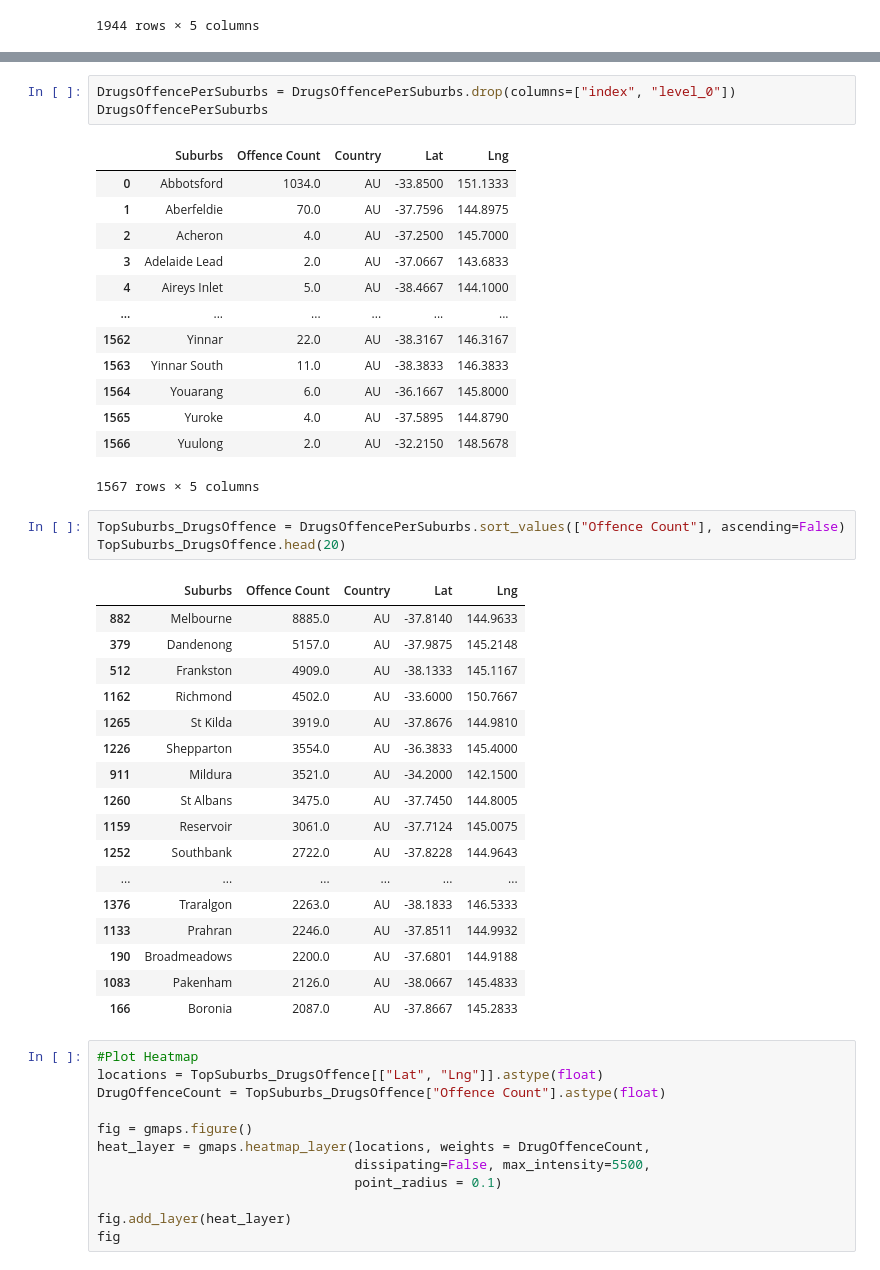
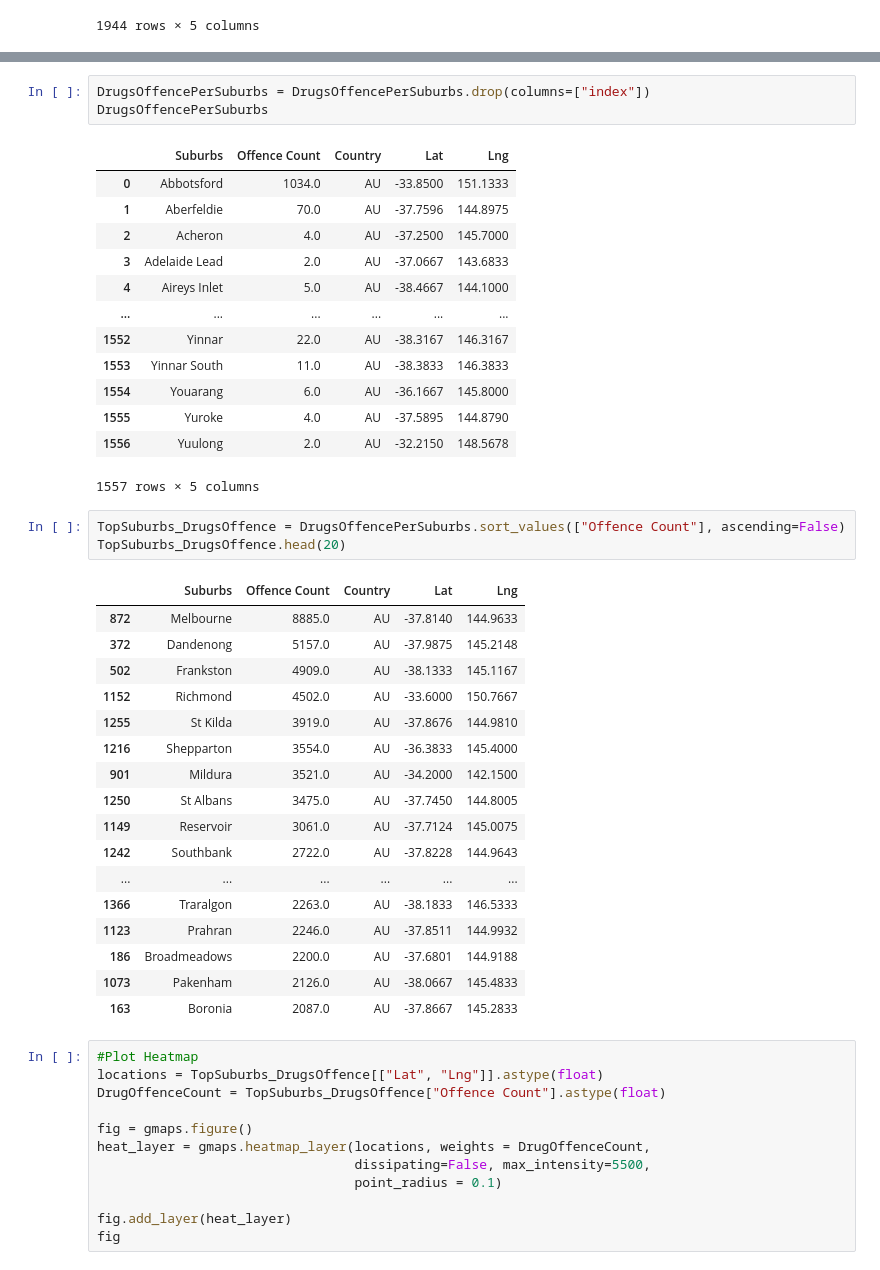
Before and after one commit to amir-motlagh/Project-01, a Jupyter notebook: DrugsAnalysis.ipynb, the cells around one changed output, grey strips where cells are left out. Drawn from its saved outputs; the diff is of its cells as text.

Commit message:
DrugOffenceAnalysisDataAndOutput

```diff
--- a/DrugsAnalysis.ipynb
+++ b/DrugsAnalysis.ipynb
@@ -358,41 +358,41 @@ DrugsOffencePerSuburbs
 # %%
-DrugsOffencePerSuburbs = DrugsOffencePerSuburbs.drop(columns=["index", "level_0"])
+DrugsOffencePerSuburbs = DrugsOffencePerSuburbs.drop(columns=["index"])
 DrugsOffencePerSuburbs
 # %% [output]
 |  | Suburbs | Offence Count | Country | Lat | Lng |
 | 0 | Abbotsford | 1034.0 | AU | -33.8500 | 151.1333 |
 | 1 | Aberfeldie | 70.0 | AU | -37.7596 | 144.8975 |
 | 2 | Acheron | 4.0 | AU | -37.2500 | 145.7000 |
 | 3 | Adelaide Lead | 2.0 | AU | -37.0667 | 143.6833 |
 | 4 | Aireys Inlet | 5.0 | AU | -38.4667 | 144.1000 |
 | ... | ... | ... | ... | ... | ... |
-| 1562 | Yinnar | 22.0 | AU | -38.3167 | 146.3167 |
-| 1563 | Yinnar South | 11.0 | AU | -38.3833 | 146.3833 |
-| 1564 | Youarang | 6.0 | AU | -36.1667 | 145.8000 |
-| 1565 | Yuroke | 4.0 | AU | -37.5895 | 144.8790 |
-| 1566 | Yuulong | 2.0 | AU | -32.2150 | 148.5678 |
+| 1552 | Yinnar | 22.0 | AU | -38.3167 | 146.3167 |
+| 1553 | Yinnar South | 11.0 | AU | -38.3833 | 146.3833 |
+| 1554 | Youarang | 6.0 | AU | -36.1667 | 145.8000 |
+| 1555 | Yuroke | 4.0 | AU | -37.5895 | 144.8790 |
+| 1556 | Yuulong | 2.0 | AU | -32.2150 | 148.5678 |
-1567 rows × 5 columns
+1557 rows × 5 columns
 # %%
 TopSuburbs_DrugsOffence = DrugsOffencePerSuburbs.sort_values(["Offence Count"], ascending=False)
 TopSuburbs_DrugsOffence.head(20)
 # %% [output]
 |  | Suburbs | Offence Count | Country | Lat | Lng |
-| 882 | Melbourne | 8885.0 | AU | -37.8140 | 144.9633 |
-| 379 | Dandenong | 5157.0 | AU | -37.9875 | 145.2148 |
-| 512 | Frankston | 4909.0 | AU | -38.1333 | 145.1167 |
-| 1162 | Richmond | 4502.0 | AU | -33.6000 | 150.7667 |
-| 1265 | St Kilda | 3919.0 | AU | -37.8676 | 144.9810 |
-| 1226 | Shepparton | 3554.0 | AU | -36.3833 | 145.4000 |
-| 911 | Mildura | 3521.0 | AU | -34.2000 | 142.1500 |
-| 1260 | St Albans | 3475.0 | AU | -37.7450 | 144.8005 |
-| 1159 | Reservoir | 3061.0 | AU | -37.7124 | 145.0075 |
-| 1252 | Southbank | 2722.0 | AU | -37.8228 | 144.9643 |
+| 872 | Melbourne | 8885.0 | AU | -37.8140 | 144.9633 |
+| 372 | Dandenong | 5157.0 | AU | -37.9875 | 145.2148 |
+| 502 | Frankston | 4909.0 | AU | -38.1333 | 145.1167 |
+| 1152 | Richmond | 4502.0 | AU | -33.6000 | 150.7667 |
+| 1255 | St Kilda | 3919.0 | AU | -37.8676 | 144.9810 |
+| 1216 | Shepparton | 3554.0 | AU | -36.3833 | 145.4000 |
+| 901 | Mildura | 3521.0 | AU | -34.2000 | 142.1500 |
+| 1250 | St Albans | 3475.0 | AU | -37.7450 | 144.8005 |
+| 1149 | Reservoir | 3061.0 | AU | -37.7124 | 145.0075 |
+| 1242 | Southbank | 2722.0 | AU | -37.8228 | 144.9643 |
 | ... | ... | ... | ... | ... | ... |
-| 1376 | Traralgon | 2263.0 | AU | -38.1833 | 146.5333 |
-| 1133 | Prahran | 2246.0 | AU | -37.8511 | 144.9932 |
-| 190 | Broadmeadows | 2200.0 | AU | -37.6801 | 144.9188 |
-| 1083 | Pakenham | 2126.0 | AU | -38.0667 | 145.4833 |
-| 166 | Boronia | 2087.0 | AU | -37.8667 | 145.2833 |
+| 1366 | Traralgon | 2263.0 | AU | -38.1833 | 146.5333 |
+| 1123 | Prahran | 2246.0 | AU | -37.8511 | 144.9932 |
+| 186 | Broadmeadows | 2200.0 | AU | -37.6801 | 144.9188 |
+| 1073 | Pakenham | 2126.0 | AU | -38.0667 | 145.4833 |
+| 163 | Boronia | 2087.0 | AU | -37.8667 | 145.2833 |
 # %%
 #Plot Heatmap
 locations = TopSuburbs_DrugsOffence[["Lat", "Lng"]].astype(float)
```
Also changed, not shown: parts of 4 cells of this notebook, 6 other files.
